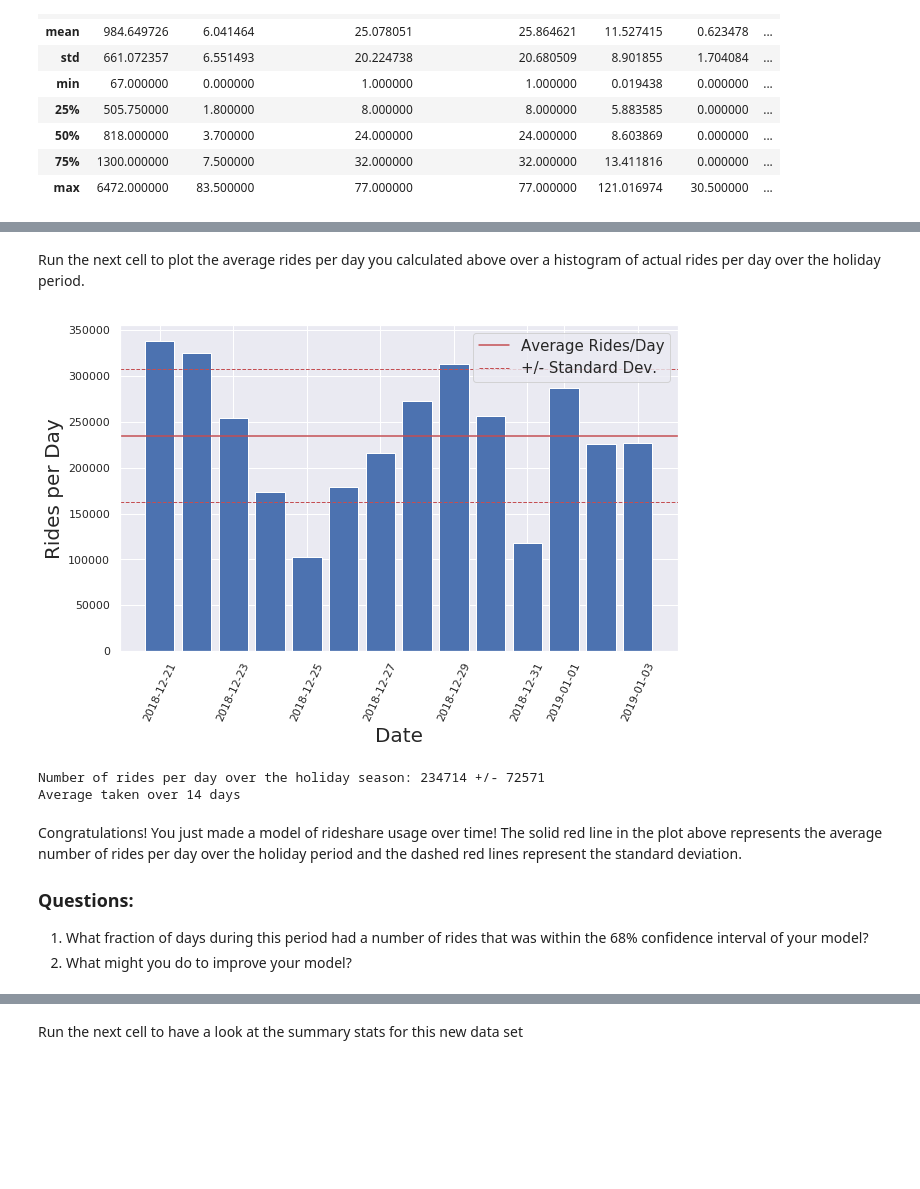
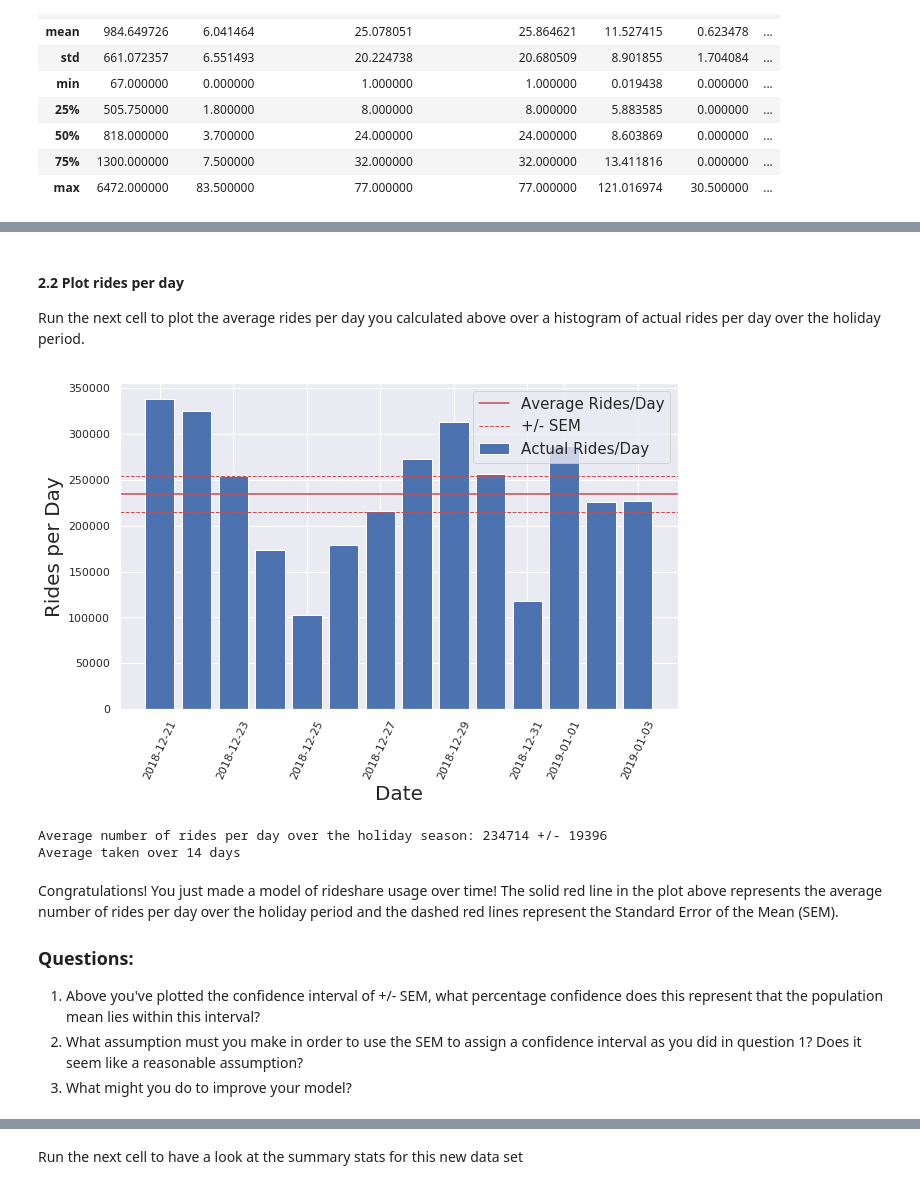
Before and after one commit to ryan-keenan/Data-C4, a Jupyter notebook: Rideshare_Project3.ipynb, the cells around one changed output, grey strips where cells are left out. Cells and saved outputs as stored; diff of their text form; code cells hidden in the pictures; blank space fills up the shorter version.

```diff
--- a/Rideshare_Project3.ipynb
+++ b/Rideshare_Project3.ipynb
@@ -161,50 +190,41 @@ Average taken over 14 days
 # %% [markdown]
+#### 2.2 Plot rides per day
 
 Run the next cell to plot the average rides per day you calculated above over a histogram of actual rides per day over the holiday period.
 # %%
 # Set how big to plot the figure below this cell showing rides per day.
 plt.figure(figsize=(10,6))
 
-# Overwrite the plot to convert the y-axis to "rides per day" (multiplying by 500)
-plt.bar(daily_counts['Date'], daily_counts['Daily_Count'])
+# plot a histogram of rides per day
+plt.bar(daily_counts['Date'], daily_counts['Daily_Count'], label='Actual Rides/Day')
 plt.xticks(rotation=65)  # Rotate the x tick labels for readability
 
 # Add labels to the x and y axes
 plt.ylabel('Rides per Day', fontsize=20)
 plt.xlabel('Date', fontsize=20)
 
 # Plot the average as a horizontal red line
-plt.axhline(y=average_rides_per_day, xmin=0, xmax=1, c='r', label='Average Rides/Day')
+plt.axhline(y=avg_rides_per_day, xmin=0, xmax=1, c='r', label='Average Rides/Day')
 
-# Overlay the average +/- Standard Dev. as red dashed lines
-plt.axhline(y=average_rides_per_day + std_rides_per_day,
-            xmin=0,
-            xmax=1,
-            c='r',
-            linestyle='dashed',
-            linewidth=1,
-            label='+/- Standard Dev.')
-plt.axhline(y=average_rides_per_day - std_rides_per_day,
-            xmin=0,
-            xmax=1,
-            c='r',
-            linestyle='dashed',
-            linewidth=1)
+# Overlay the average +/- SEM as red dashed lines
+plt.axhline(y=avg_rides_per_day + sem_rides_per_day, xmin=0, xmax=1, c='r', linestyle='dashed', linewidth=1, label='+/- SEM')
+plt.axhline(y=avg_rides_per_day - sem_rides_per_day, xmin=0, xmax=1, c='r', linestyle='dashed', linewidth=1)
 plt.legend(fontsize=15)
 plt.show()
 
-# Print out the average number of rides per day and standard error
-print(f'Number of rides per day over the holiday season: {average_rides_per_day:.0f} +/- {std_rides_per_day:.0f}')
+# Print out the average number of rides per day and SEM
+print(f'Average number of rides per day over the holiday season: {avg_rides_per_day:.0f} +/- {sem_rides_per_day:.0f}')
 print(f'Average taken over {total_days:.0f} days')
 # %% [output]
-[figure, old version]
+[figure, new version]
-Number of rides per day over the holiday season: 234714 +/- 72571
+Average number of rides per day over the holiday season: 234714 +/- 19396
 Average taken over 14 days
 # %% [markdown]
-Congratulations! You just made a model of rideshare usage over time! The solid red line in the plot above represents the average number of rides per day over the holiday period and the dashed red lines represent the standard deviation.
+Congratulations! You just made a model of rideshare usage over time! The solid red line in the plot above represents the average number of rides per day over the holiday period and the dashed red lines represent the Standard Error of the Mean (SEM).
 
 ### Questions:
 
-1. What fraction of days during this period had a number of rides that was within the 68% confidence interval of your model?
+1. Above you've plotted the confidence interval of +/- SEM, what percentage confidence does this represent that the population mean lies within this interval?
+2. What assumption must you make in order to use the SEM to assign a confidence interval as you did in question 1? Does it seem like a reasonable assumption?
 2. What might you do to improve your model?
 # %% [markdown]
```
Also changed, not shown: parts of 44 cells of this notebook.
